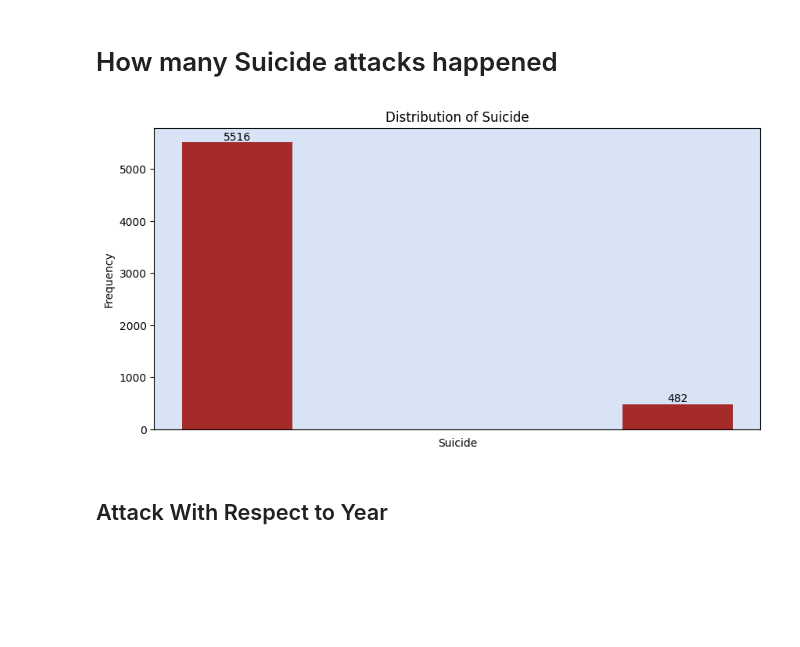
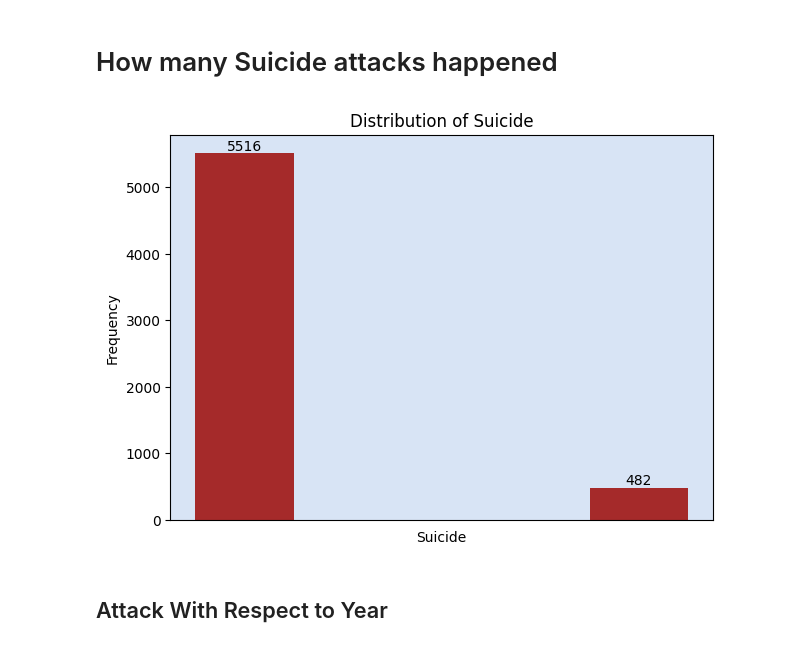
Before and after one commit to danishmeh/Project, a Jupyter notebook: omdena/3rd/terr.ipynb, the cells around one changed output. Drawn from its saved outputs; the diff is of its cells as text; code cells hidden in the pictures; blank space fills up the shorter version.

```diff
--- a/omdena/3rd/terr.ipynb
+++ b/omdena/3rd/terr.ipynb
@@ -104,31 +104,31 @@ df.shape
 # %% [markdown]
 # How many Suicide attacks happened
 # %%
-plt.figure(figsize=(10,5)) # Set the figure size
+plt.figure(figsize=(7,5)) # Set the figure size
 # Count the occurrences of each value
 
 value_counts = df['suicide'].value_counts()
 # Create a bar plot
 
 
 plt.bar(x=value_counts.index, height=value_counts.values,width=0.25,color='brown')
 # Add labels and title
 plt.xlabel('Suicide')
 plt.ylabel('Frequency')
 plt.title('Distribution of Suicide')
 
 # Display the counts on top of the bars
 for i ,count in enumerate(value_counts.values):
     plt.text(i,count,str(count),ha='center',va='bottom')
 
 # Add a nice background color to the plot
 plt.gca().set_facecolor('#D8E4F5')
 # Remove x-axis numbers
 plt.xticks([])
 # Display the plot
 plt.show()
 # %% [output]
-[figure, old version]
+[figure, new version]
 # %% [markdown]
 ## Attack With Respect to Year
 # %%
```
Also changed, not shown: parts of 4 cells of this notebook.
